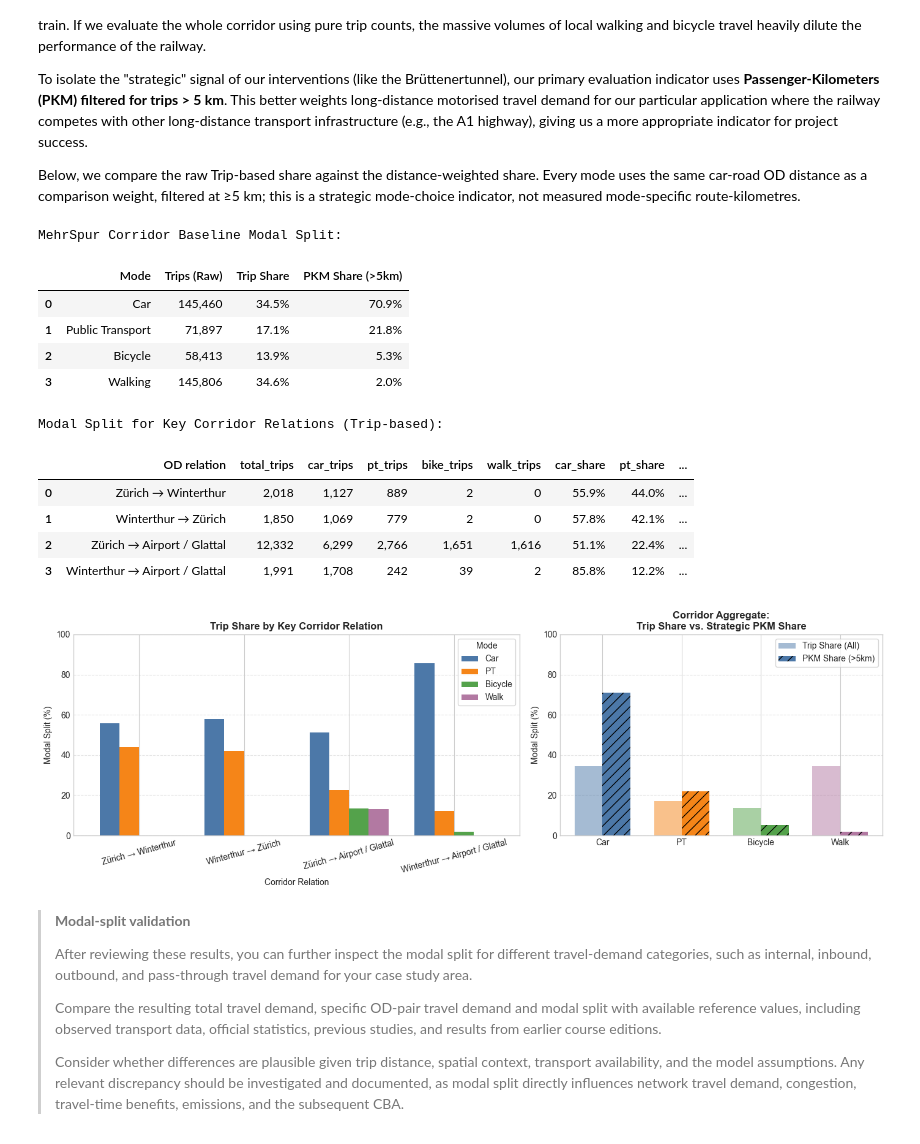
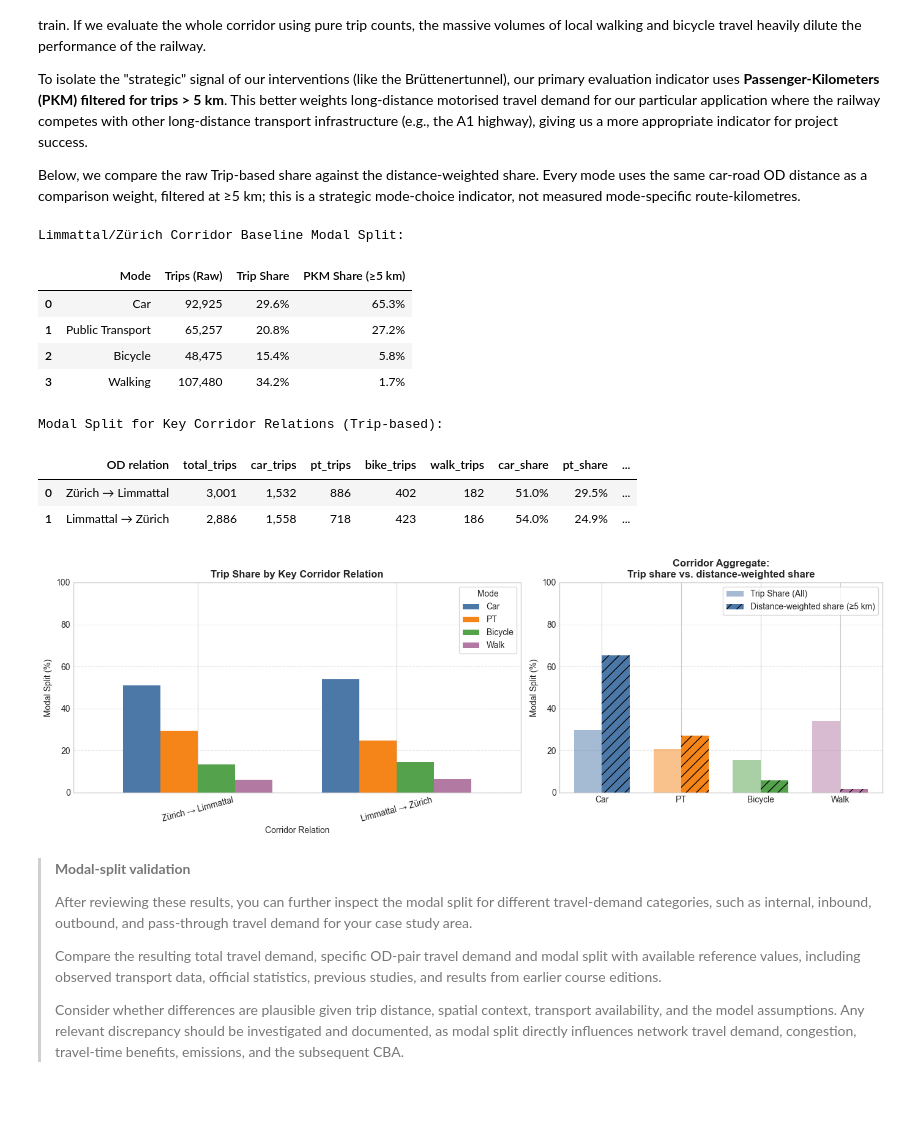
Before and after one commit to Xaendi27/IP-HS26-BikeHighway-jmx, a Jupyter notebook: notebooks/02_system_modeling.ipynb, the cells around one changed output. Cells and saved outputs as stored; diff of their text form; code cells hidden in the pictures; blank space fills up the shorter version.

```diff
--- a/notebooks/02_system_modeling.ipynb
+++ b/notebooks/02_system_modeling.ipynb
@@ -311,8 +281,10 @@ The Canton-wide travel demand (i.e. the OD pairs) is then simplified into four c
 3. **Internal → Gate**: Outbound travel demand leaving the corridor.
 4. **Gate → Gate**: Pass-through traffic crossing the corridor (using the assumed 5% pass-through share).
 # %%
+# Gates sind vor allem in Stadt Zürich. Das interessiert uns ja nicht so sehr. --> Entweder Gates mehr im Limmattal fokussieren oder Stadt aufteilen.
+
 # 1. Enhance the baseline network with high-detail OpenStreetMap roads
-project_name = "Limmattal"
+project_name = "Limmattal_zurich"
 corridor_municipalities = p.CORRIDOR_MUNICIPALITIES
 cache_file = tmi.configured_detailed_network_path(PROJECT_ROOT, must_exist=False)
 if cache_file is None:
@@ -603,6 +575,9 @@ To isolate the "strategic" signal of our interventions (like the Brüttenertunne
 
 Below, we compare the raw Trip-based share against the distance-weighted share. Every mode uses the same car-road OD distance as a comparison weight, filtered at ≥5 km; this is a strategic mode-choice indicator, not measured mode-specific route-kilometres.
 # %%
+# Mehr Regions machen um den Modal Split zu unterteilen?
+# Short Trips >5km gut so? (unser Perimeter ist sehr viel kleiner)
+#-----------------------
 # 1. Overall MehrSpur corridor internal modal split (Trip vs PKM Comparison)
 # The metrics dictionary automatically computes both pure trips and spatially filtered PKM.
 split_data = [
@@ -634,7 +609,7 @@ split_data = [
 
 corridor_split = pd.DataFrame(split_data)
 exports.save_outputs("1_5_baseline_modal_split", tables={"corridor": corridor_split})
-print("MehrSpur Corridor Baseline Modal Split:")
+print("Limmattal/Zürich Corridor Baseline Modal Split:")
 display(corridor_split.style.format({
     "Trips (Raw)": "{:,.0f}",
     "Trip Share": "{:.1%}",
@@ -643,10 +618,8 @@ display(corridor_split.style.format({
 
 # 2. Modal split for key corridor relations (Raw Trips)
 key_pairs = [
-    ("Zürich", "Winterthur"),
-    ("Winterthur", "Zürich"),
-    ("Zürich", "Airport / Glattal"),
-    ("Winterthur", "Airport / Glattal"),
+    ("Zürich", "Limmattal"),
+    ("Limmattal", "Zürich"),
 ]
 od_split = tmi.corridor_od_summary(ctx, res_stage0, key_pairs, macro_regions=p.CORRIDOR_REGIONS)
 exports.save_outputs("1_5_baseline_modal_split", tables={"od_relations": od_split})
@@ -676,44 +649,42 @@ plot_data.columns = mode_names
 plot_data.plot(kind="bar", ax=axes[0], color=colors, width=0.75, edgecolor="none")
 axes[0].set_title("Trip Share by Key Corridor Relation", fontsize=12, fontweight="bold")
 axes[0].set_xlabel("Corridor Relation", fontsize=10)
 axes[0].set_ylabel("Modal Split (%)", fontsize=10)
 axes[0].set_ylim(0, 100)
 axes[0].tick_params(axis="x", rotation=15)
 axes[0].legend(title="Mode", frameon=True)
 axes[0].grid(axis="y", linestyle="--", alpha=0.5)
 
 # --- Right Plot: PKM vs Trip Share Comparison ---
 x_indices = np.arange(len(mode_names))
 width = 0.35
 
 axes[1].bar(x_indices - width/2, corridor_split["Trip Share"].mul(100), width, label='Trip Share (All)', color=[c for c in colors], alpha=0.5)
 axes[1].bar(x_indices + width/2, corridor_split["PKM Share (>5km)"].mul(100), width, label='Distance-weighted share (≥5 km)', color=colors, hatch="//")
 
 axes[1].set_title("Corridor Aggregate:\nTrip share vs. distance-weighted share", fontsize=12, fontweight="bold")
 axes[1].set_xticks(x_indices)
 axes[1].set_xticklabels(mode_names)
 axes[1].set_ylabel("Modal Split (%)", fontsize=10)
 axes[1].set_ylim(0, 100)
 axes[1].grid(axis="y", linestyle="--", alpha=0.5)
 axes[1].legend(loc="upper right", frameon=True)
 
 plt.tight_layout()
 exports.save_outputs("1_5_baseline_modal_split", figure=fig)
 plt.show()
 # %% [output]
-MehrSpur Corridor Baseline Modal Split:
+Limmattal/Zürich Corridor Baseline Modal Split:
-|  | Mode | Trips (Raw) | Trip Share | PKM Share (>5km) |
-| 0 | Car | 145,460 | 34.5% | 70.9% |
-| 1 | Public Transport | 71,897 | 17.1% | 21.8% |
-| 2 | Bicycle | 58,413 | 13.9% | 5.3% |
-| 3 | Walking | 145,806 | 34.6% | 2.0% |
+|  | Mode | Trips (Raw) | Trip Share | PKM Share (≥5 km) |
+| 0 | Car | 92,925 | 29.6% | 65.3% |
+| 1 | Public Transport | 65,257 | 20.8% | 27.2% |
+| 2 | Bicycle | 48,475 | 15.4% | 5.8% |
+| 3 | Walking | 107,480 | 34.2% | 1.7% |
 Modal Split for Key Corridor Relations (Trip-based):
 |  | OD relation | total_trips | car_trips | pt_trips | bike_trips | walk_trips | car_share | pt_share | ... |
-| 0 | Zürich → Winterthur | 2,018 | 1,127 | 889 | 2 | 0 | 55.9% | 44.0% | ... |
-| 1 | Winterthur → Zürich | 1,850 | 1,069 | 779 | 2 | 0 | 57.8% | 42.1% | ... |
-| 2 | Zürich → Airport / Glattal | 12,332 | 6,299 | 2,766 | 1,651 | 1,616 | 51.1% | 22.4% | ... |
-| 3 | Winterthur → Airport / Glattal | 1,991 | 1,708 | 242 | 39 | 2 | 85.8% | 12.2% | ... |
+| 0 | Zürich → Limmattal | 3,001 | 1,532 | 886 | 402 | 182 | 51.0% | 29.5% | ... |
+| 1 | Limmattal → Zürich | 2,886 | 1,558 | 718 | 423 | 186 | 54.0% | 24.9% | ... |
-[figure, old version]
+[figure, new version]
 # %% [markdown]
 > **Modal-split validation**
 >
```
Also changed, not shown: parts of 4 cells of this notebook, 3 other files.
